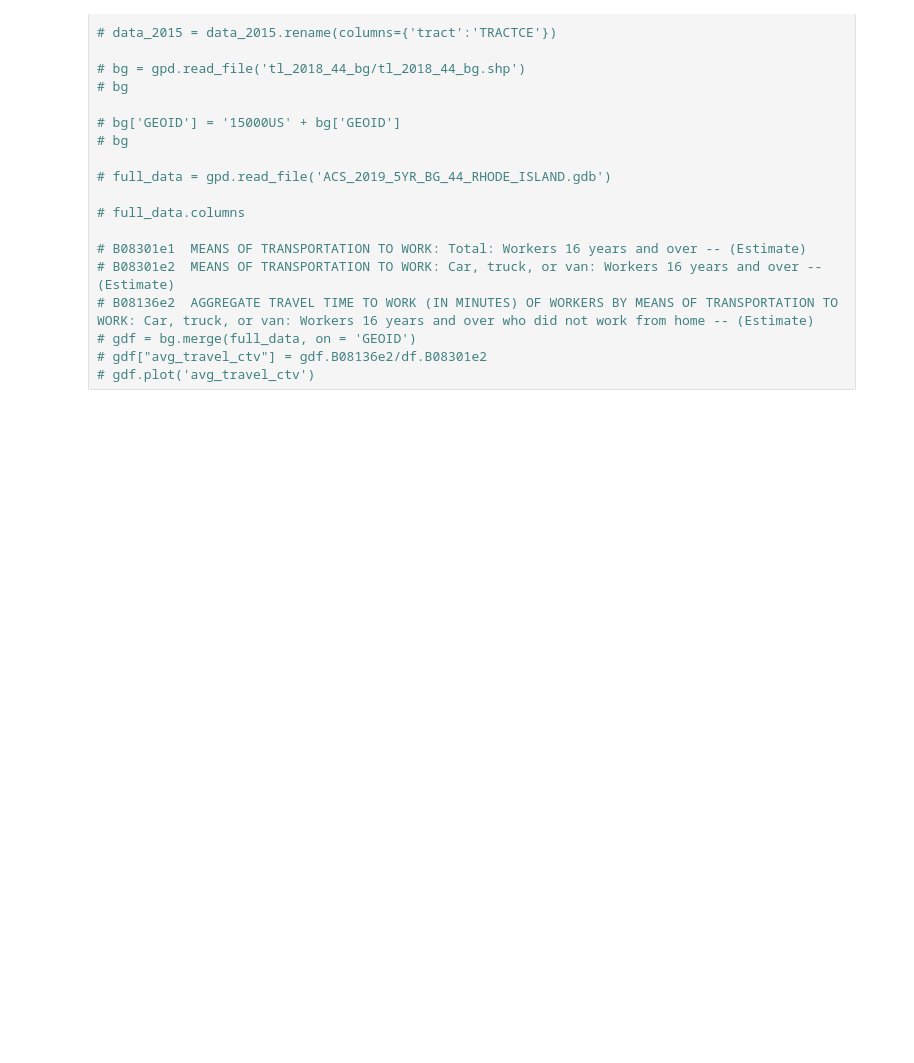
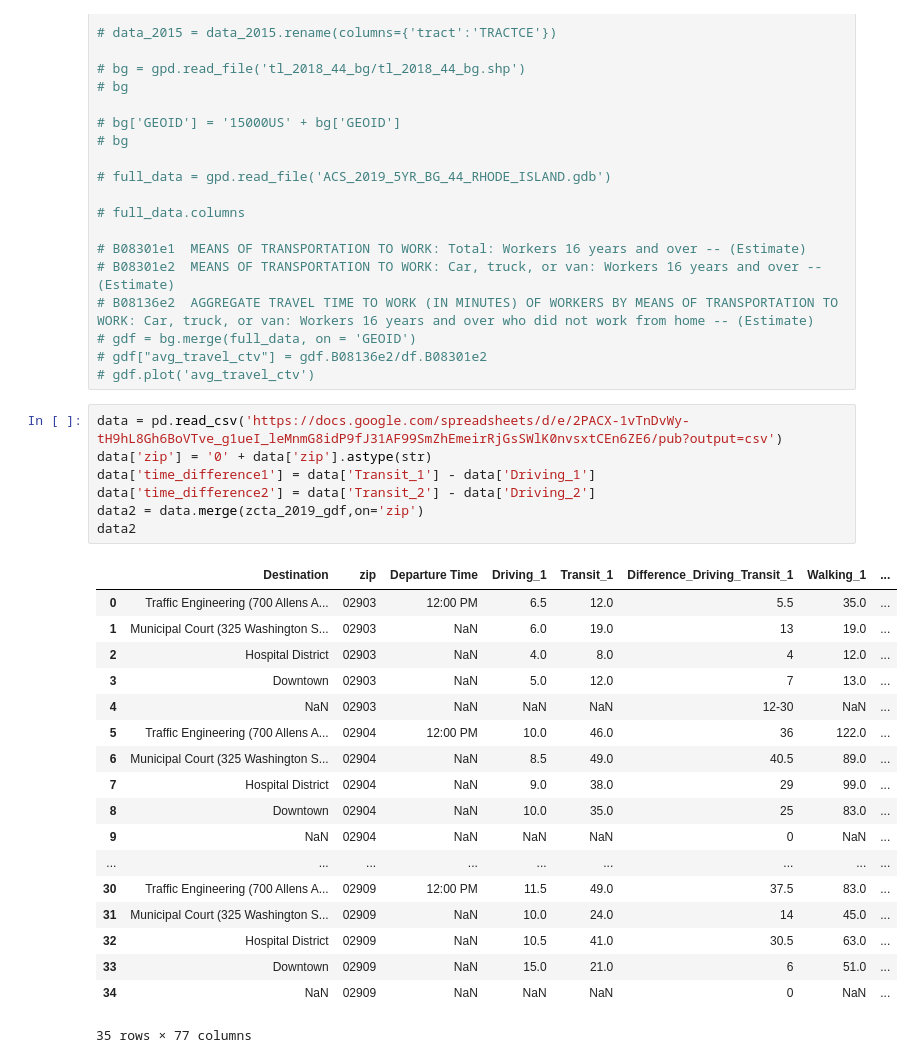
Before and after one commit to hochru557/po524-parking, a Jupyter notebook: census_api.ipynb, the cells around one changed output. Drawn from its saved outputs; the diff is of its cells as text; blank space fills up the shorter version.

```diff
--- a/census_api.ipynb
+++ b/census_api.ipynb
@@ -452,3 +410,29 @@ Average Travel Time to Work, Public Transportation: = 44.765692800511935
 # gdf = bg.merge(full_data, on = 'GEOID')
 # gdf["avg_travel_ctv"] = gdf.B08136e2/df.B08301e2
 # gdf.plot('avg_travel_ctv')
+# %%
+data = pd.read_csv('https://docs.google.com/spreadsheets/d/e/2PACX-1vTnDvWy-tH9hL8Gh6BoVTve_g1ueI_leMnmG8idP9fJ31AF99SmZhEmeirRjGsSWlK0nvsxtCEn6ZE6/pub?output=csv')
+data['zip'] = '0' + data['zip'].astype(str)
+data['time_difference1'] = data['Transit_1'] - data['Driving_1']
+data['time_difference2'] = data['Transit_2'] - data['Driving_2']
+data2 = data.merge(zcta_2019_gdf,on='zip')
+data2
+# %% [output]
+|  | Destination | zip | Departure Time | Driving_1 | Transit_1 | Difference_Driving_Transit_1 | Walking_1 | ... |
+| 0 | Traffic Engineering (700 Allens A... | 02903 | 12:00 PM | 6.5 | 12.0 | 5.5 | 35.0 | ... |
+| 1 | Municipal Court (325 Washington S... | 02903 | NaN | 6.0 | 19.0 | 13 | 19.0 | ... |
+| 2 | Hospital District | 02903 | NaN | 4.0 | 8.0 | 4 | 12.0 | ... |
+| 3 | Downtown | 02903 | NaN | 5.0 | 12.0 | 7 | 13.0 | ... |
+| 4 | NaN | 02903 | NaN | NaN | NaN | 12-30 | NaN | ... |
+| 5 | Traffic Engineering (700 Allens A... | 02904 | 12:00 PM | 10.0 | 46.0 | 36 | 122.0 | ... |
+| 6 | Municipal Court (325 Washington S... | 02904 | NaN | 8.5 | 49.0 | 40.5 | 89.0 | ... |
+| 7 | Hospital District | 02904 | NaN | 9.0 | 38.0 | 29 | 99.0 | ... |
+| 8 | Downtown | 02904 | NaN | 10.0 | 35.0 | 25 | 83.0 | ... |
+| 9 | NaN | 02904 | NaN | NaN | NaN | 0 | NaN | ... |
+| ... | ... | ... | ... | ... | ... | ... | ... | ... |
+| 30 | Traffic Engineering (700 Allens A... | 02909 | 12:00 PM | 11.5 | 49.0 | 37.5 | 83.0 | ... |
+| 31 | Municipal Court (325 Washington S... | 02909 | NaN | 10.0 | 24.0 | 14 | 45.0 | ... |
+| 32 | Hospital District | 02909 | NaN | 10.5 | 41.0 | 30.5 | 63.0 | ... |
+| 33 | Downtown | 02909 | NaN | 15.0 | 21.0 | 6 | 51.0 | ... |
+| 34 | NaN | 02909 | NaN | NaN | NaN | 0 | NaN | ... |
+35 rows × 77 columns
```
Also changed, not shown: parts of 7 cells of this notebook, 5 other files.
